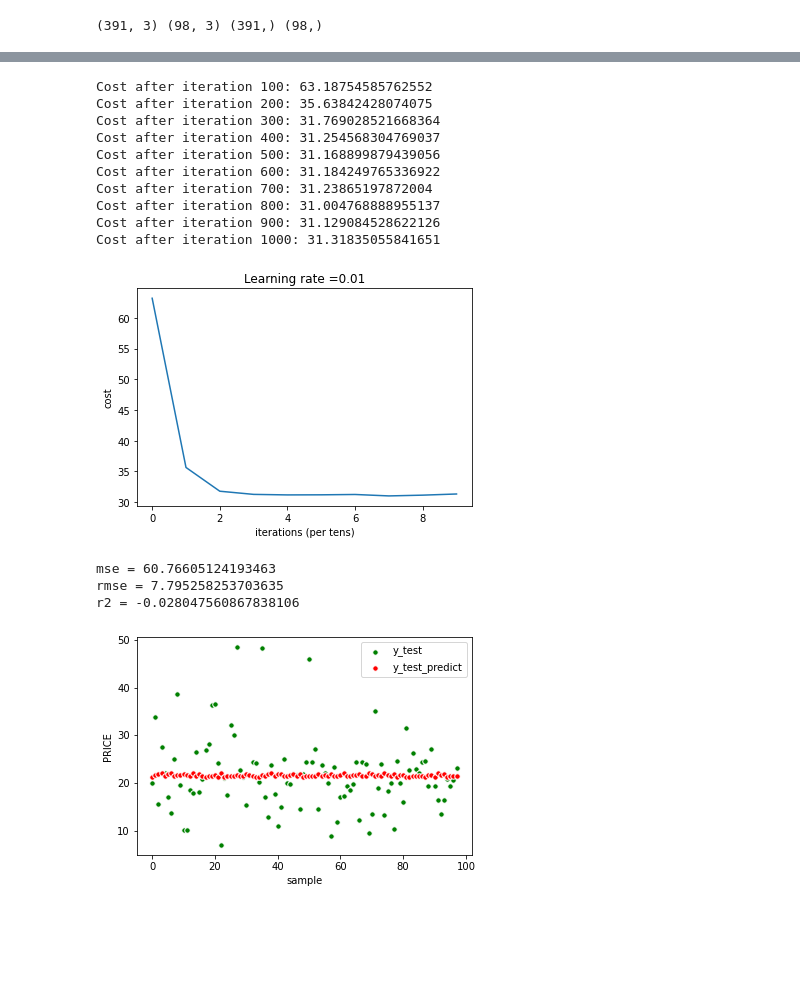
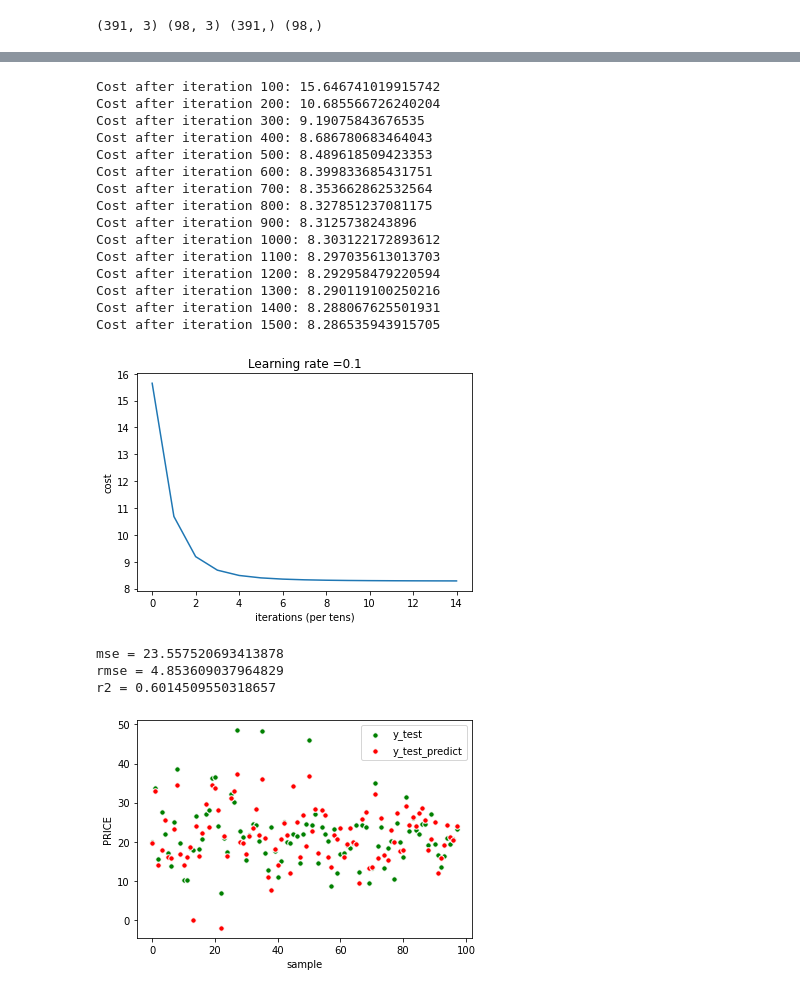
Before and after one commit to fcvv2385jcj/learning, a Jupyter notebook: learning/QG工作室考核/小组/week_2/linear regration.ipynb, the cells around one changed output, grey strips where cells are left out. Cells and saved outputs as stored; diff of their text form; code cells hidden in the pictures; blank space fills up the shorter version.

```diff
--- a/learning/QG工作室考核/小组/week_2/linear regration.ipynb
+++ b/learning/QG工作室考核/小组/week_2/linear regration.ipynb
@@ -258,11 +260,17 @@ class Network(object):
         costs = []
         y = y.reshape(1,-1)
         for i in range(1, num_iterations + 1):
-            np.random.shuffle(x)
-            z = self.linear_forward(x)
+#             z = self.linear_forward(x)
+            z = np.dot(self.w, x.T) + self.b
             cost = self.cost(z, y)
-            dw, db = self.gradient(x, y, z)
-            self.updata(dw,db,learning_rate)
+#             dw, db = self.gradient(x, y, z)
+            m = x.shape[0]
+    #         dw = 1. / m * np.dot(z-y, x)
+            dw = 1. / m * np.sum((z-y).T * x, axis=0)
+            db = 1. / m * np.sum(z-y)
+#             self.updata(dw,db,learning_rate)
+            self.w = self.w - learning_rate * dw
+            self.b = self.b - learning_rate * db
             # 每迭代100次输出一次cost
             if i % 100 == 0:
                 print("Cost after iteration {}: {}".format(i, np.squeeze(cost)))
@@ -314,27 +316,35 @@ KNeighborsRegressor()
 # %%
-# 线性回归梯度下降法
+# # 线性回归梯度下降法
 net = Network(X_train.shape[1])
 net.Normalization(X_train)
-losses = net.train(X_train, y_train, num_iterations=1000)
+net.Normalization(X_test)
+
+losses = net.train(X_train, y_train, num_iterations=1500,learning_rate=0.1)
 # %% [output]
-Cost after iteration 100: 63.18754585762552
-Cost after iteration 200: 35.63842428074075
-Cost after iteration 300: 31.769028521668364
-Cost after iteration 400: 31.254568304769037
-Cost after iteration 500: 31.168899879439056
-Cost after iteration 600: 31.184249765336922
-Cost after iteration 700: 31.23865197872004
-Cost after iteration 800: 31.004768888955137
-Cost after iteration 900: 31.129084528622126
-Cost after iteration 1000: 31.31835055841651
+Cost after iteration 100: 15.646741019915742
+Cost after iteration 200: 10.685566726240204
+Cost after iteration 300: 9.19075843676535
+Cost after iteration 400: 8.686780683464043
+Cost after iteration 500: 8.489618509423353
+Cost after iteration 600: 8.399833685431751
+Cost after iteration 700: 8.353662862532564
+Cost after iteration 800: 8.327851237081175
+Cost after iteration 900: 8.3125738243896
+Cost after iteration 1000: 8.303122172893612
+Cost after iteration 1100: 8.297035613013703
+Cost after iteration 1200: 8.292958479220594
+Cost after iteration 1300: 8.290119100250216
+Cost after iteration 1400: 8.288067625501931
+Cost after iteration 1500: 8.286535943915705
-[figure, old version]
+[figure, new version]
 # %%
 from sklearn.metrics import mean_squared_error #均方误差
 from sklearn.metrics import mean_absolute_error #平方绝对误差
 from sklearn.metrics import r2_score#R square
 
-net.Normalization(X_test)
 y_test_predict = net.linear_forward(X_test)
+y_test_predict = y_test_predict.reshape(1,98)
+y_test = y_test.reshape(1,98)
 
 mse = mean_squared_error(y_test,y_test_predict)#均方差
 rmse = np.sqrt(mse)#均方根
@@ -344,16 +354,16 @@ print('mse = ' + str(mse))
 print('rmse = ' + str(rmse))
 print("r2 = " + str(r2))
 # %% [output]
-mse = 60.76605124193463
-rmse = 7.795258253703635
-r2 = -0.028047560867838106
+mse = 23.557520693413878
+rmse = 4.853609037964829
+r2 = 0.6014509550318657
 # %%
-L1 = plt.scatter(range(y_test.shape[1]),y_test, c='g', s=30, edgecolor='white')
-L2 = plt.scatter(range(y_test_predict.shape[1]),y_test_predict, c='r', s=30, edgecolor='white')
+L1 = plt.scatter(range(X_test.shape[0]),y_test, c='g', s=30, edgecolor='white')
+L2 = plt.scatter(range(X_test.shape[0]),y_test_predict, c='r', s=30, edgecolor='white')
 # plt.title('y_test_PRICE')
 plt.xlabel('sample')
 plt.ylabel('PRICE')
 legend = plt.legend([L1,L2], ["y_test","y_test_predict"])
 plt.show()
 # %% [output]
-[figure, old version]
+[figure, new version]
```
Also changed, not shown: parts of 4 cells of this notebook.
